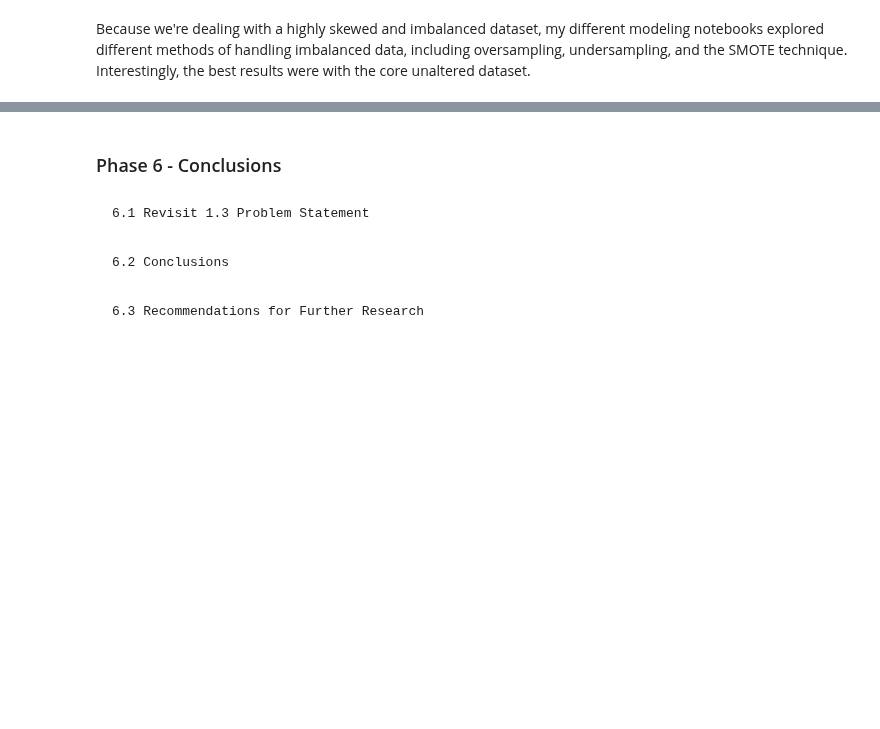
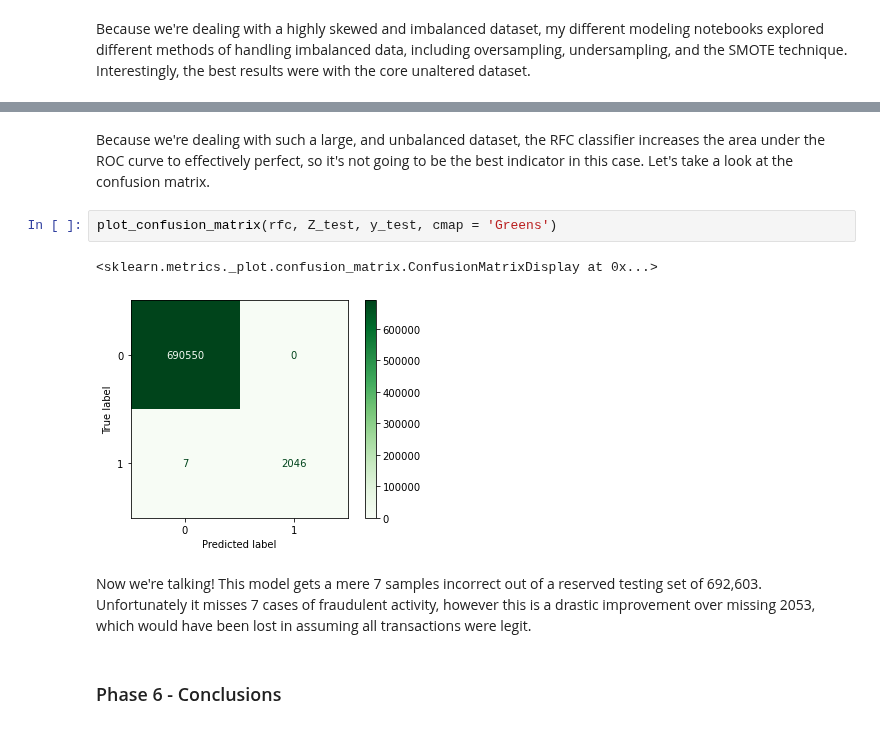
Before and after one commit to kduane/fake_fraud, a Jupyter notebook: technical_report.ipynb, the cells around one changed output, grey strips where cells are left out. Saved outputs shown, nothing was run; the diff lists cells and outputs as text; blank space fills up the shorter version.

```diff
--- a/technical_report.ipynb
+++ b/technical_report.ipynb
@@ -309,8 +328,11 @@ rfc.fit(Z_train, y_train)
+# %% [markdown]
+Because we're dealing with such a large, and unbalanced dataset, the RFC classifier increases the area under the ROC curve to effectively perfect, so it's not going to be the best indicator in this case.  Let's take a look at the confusion matrix.
+# %%
+plot_confusion_matrix(rfc, Z_test, y_test, cmap = 'Greens')
+# %% [output]
+<sklearn.metrics._plot.confusion_matrix.ConfusionMatrixDisplay at 0x...>
+[figure, added]
+# %% [markdown]
+Now we're talking!  This model gets a mere 7 samples incorrect out of a reserved testing set of 692,603.  Unfortunately it misses 7 cases of fraudulent activity, however this is a drastic improvement over missing 2053, which would have been lost in assuming all transactions were legit.
 # %% [markdown]
 ### Phase 6 - Conclusions
-# %% [markdown]
-    6.1 Revisit 1.3 Problem Statement
-# %% [markdown]
-    6.2 Conclusions
-# %% [markdown]
-    6.3 Recommendations for Further Research
```
Also changed, not shown: parts of 22 cells of this notebook, 2 other files.
